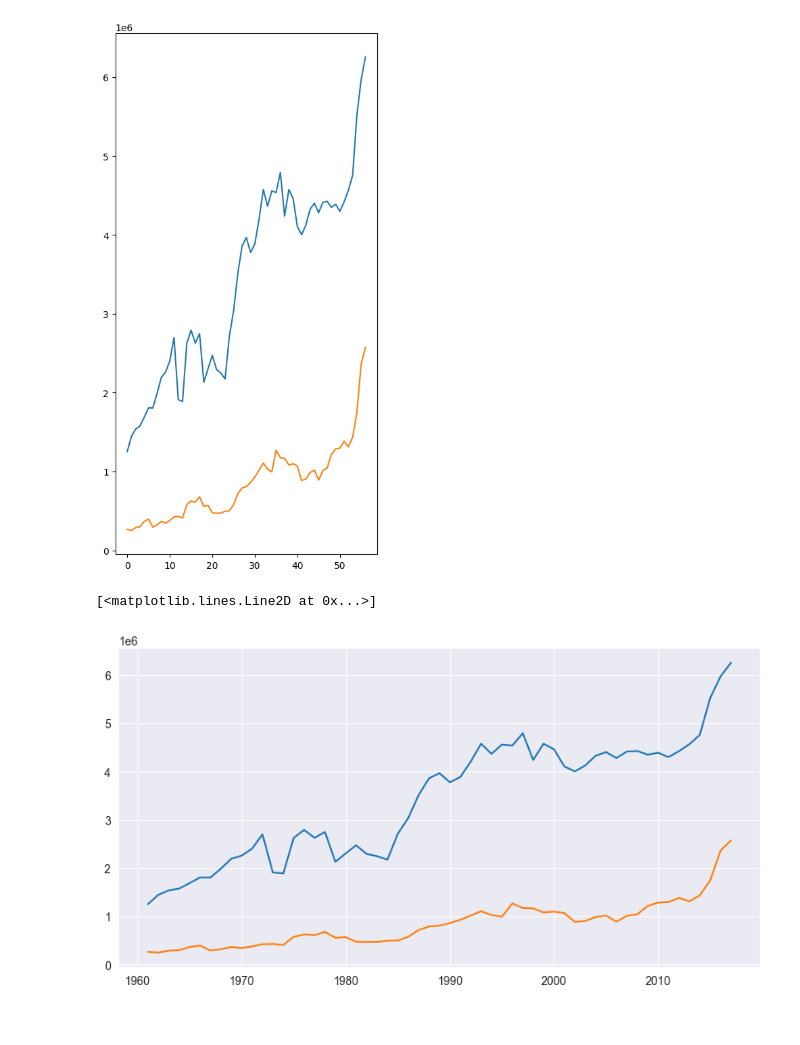
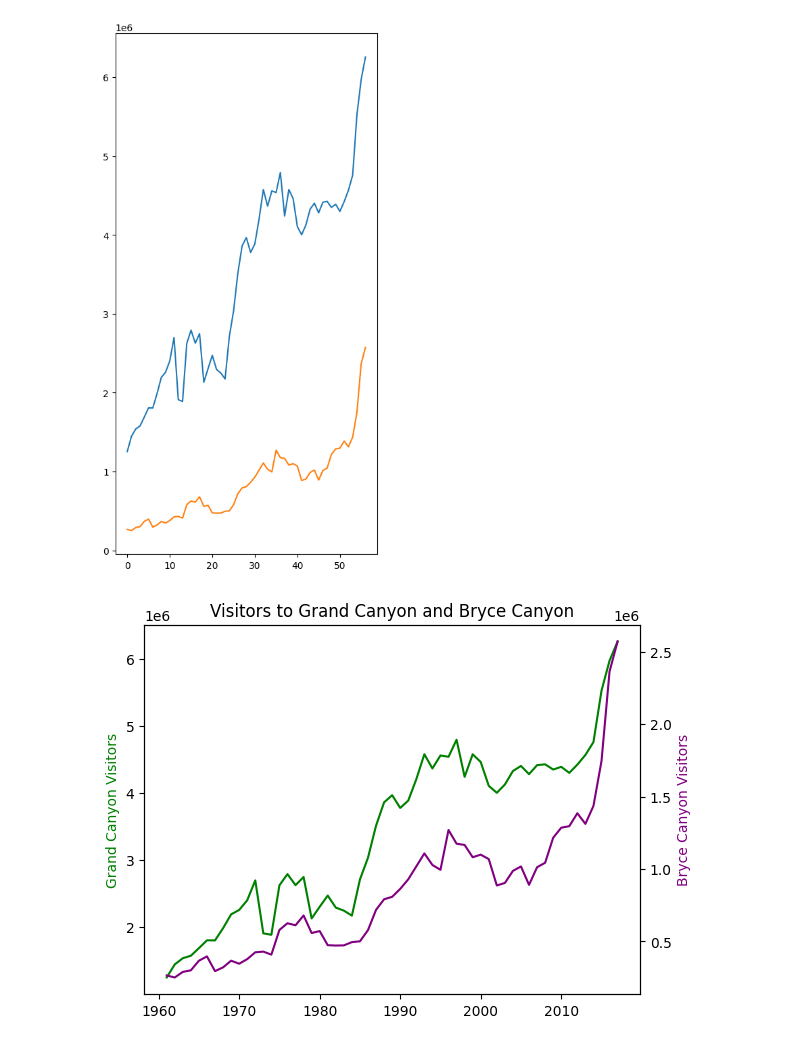
Before and after one commit to Harsh502s/Python-Assignments, a Jupyter notebook: Practice/Data Viz.ipynb, the cells around one changed output. Drawn from its saved outputs; the diff is of its cells as text; code cells hidden in the pictures.

```diff
--- a/Practice/Data Viz.ipynb
+++ b/Practice/Data Viz.ipynb
@@ -163,12 +163,24 @@ plt.plot(national_parks['BryceCanyon'])
 # %% [output]
 [<matplotlib.lines.Line2D at 0x...>]
 [figure]
-# %%
-# Plot Grandcanyon and BryceCanyon in the same plot with year on x-axis and range of visitors on y-axis for both the parks
-
-fig, ax = plt.subplots(figsize=(10,5))
-ax.plot(national_parks['Year'],national_parks['GrandCanyon'],label='GrandCanyon')
-ax.plot(national_parks['Year'],national_parks['BryceCanyon'],label='BryceCanyon')
-# %% [output]
-[<matplotlib.lines.Line2D at 0x...>]
-[figure, removed]
+# %%
+# Plotted the two lines on the same plot with theri axes at opposite sides of the plot
+fig, ax1 = plt.subplots();
+ax2 = ax1.twinx();
+
+# Plotting the two lines with x axis as year and y axis as the number of visitors
+
+ax1.plot(national_parks['Year'],national_parks['GrandCanyon'],color='green');
+ax2.plot(national_parks['Year'],national_parks['BryceCanyon'],color='purple');
+
+# Setting the labels for the two axes
+ax1.set_ylabel('Grand Canyon Visitors',color='green');
+ax2.set_ylabel('Bryce Canyon Visitors',color='purple');
+
+# Setting the title for the plot
+plt.title('Visitors to Grand Canyon and Bryce Canyon');
+
+# Setting the x axis label
+plt.xlabel('Year');
+# %% [output]
+[figure, added]
```
Also changed, not shown: 1 other file.
